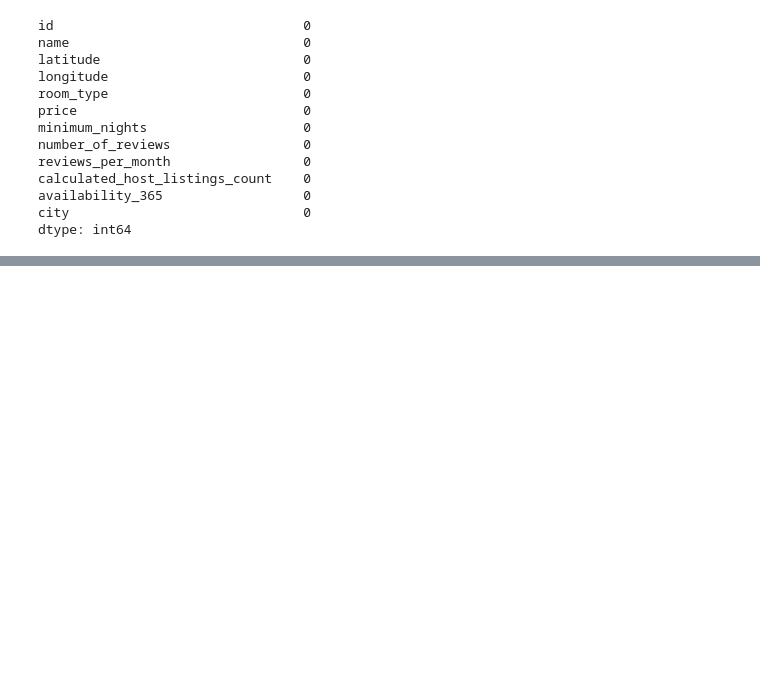
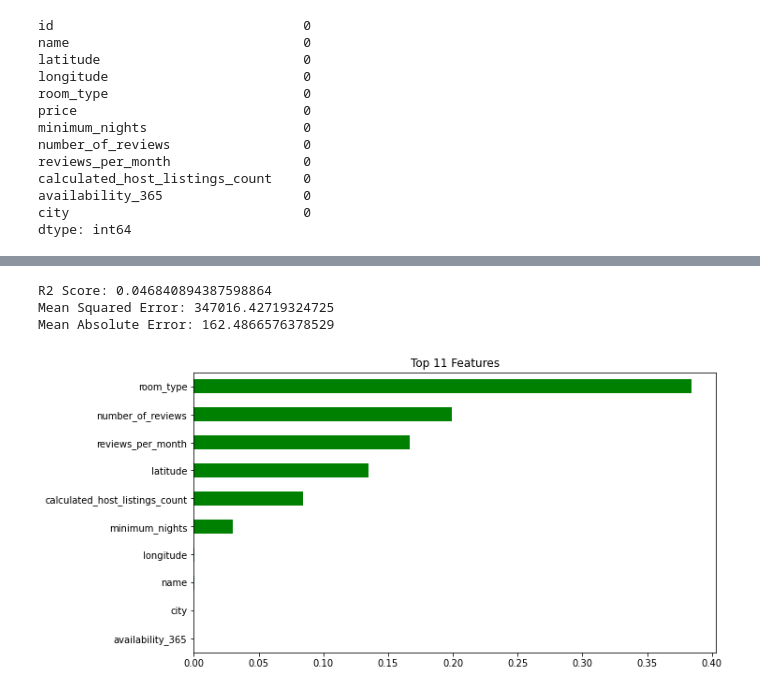
Before and after one commit to BloomTech-Labs/LabsPT13-Resfeber-A-DS, a Jupyter notebook: notebooks/airB&B.ipynb, the cells around one changed output, grey strips where cells are left out. Drawn from its saved outputs; the diff is of its cells as text; code cells hidden in the pictures; blank space fills up the shorter version.

Commit message:
Trained a Random Forest Regressor model on the data and analyzed feature importance

```diff
--- a/notebooks/airB&B.ipynb
+++ b/notebooks/airB&B.ipynb
@@ -227,3 +227,6 @@ new_df.head()
 | 2 | 108061 | Walk to stores/parks/downtown. Fe... | 35.60670 | -82.55563 | Entire home/apt | 75 | 30 | 89 | ... |
 | 3 | 155305 | Cottage! BonPaul + Sharky's Hostel | 35.57864 | -82.59578 | Entire home/apt | 90 | 1 | 267 | ... |
 | 4 | 160594 | Historic Grove Park | 35.61442 | -82.54127 | Private room | 125 | 30 | 58 | ... |
+# %%
+new_df = new_df.drop(['id'],axis=1)
+new_df.head()
@@ -229,0 +240,24 @@ new_df.head()
+# %%
+# split the data into a training set and a validation set
+from sklearn.model_selection import train_test_split
+train, val = train_test_split(new_df, train_size=0.80, test_size=0.20,random_state=42)
+
+# set an X and y for train and val
+target = 'price'
+X_train = train.drop(columns=target)
+y_train = train[target]
+X_val = val.drop(columns=target)
+y_val = val[target]
+# %%
+import category_encoders as ce
+from sklearn.ensemble import RandomForestRegressor
+from sklearn.pipeline import make_pipeline
+from sklearn.metrics import mean_squared_error, r2_score, mean_absolute_error
+
+# train a random forest regressor
+pipeline = make_pipeline(
+    ce.OrdinalEncoder(),
+    RandomForestRegressor(n_estimators=50, criterion="mse", max_depth=3, random_state=42,n_jobs=-1)
+)
+# fit the data on train and score the data on val
+pipeline.fit(X_train,y_train)
@@ -229,0 +282,22 @@ new_df.head()
+# %%
+pred = pipeline.predict(X_val)
+print("R2 Score:", r2_score(y_val,pred))
+print("Mean Squared Error:", mean_squared_error(y_val,pred))
+print("Mean Absolute Error:", mean_absolute_error(y_val,pred))
+# %% [output]
+R2 Score: 0.046840894387598864
+Mean Squared Error: 347016.42719324725
+Mean Absolute Error: 162.4866576378529
+# %%
+%matplotlib inline
+import matplotlib.pyplot as plt
+
+rf = pipeline.named_steps['randomforestregressor']
+importances = pd.Series(rf.feature_importances_, X_train.columns)
+
+n = 11
+plt.figure(figsize=(10,n/2))
+plt.title(f'Top {n} Features')
+importances.sort_values()[-n:].plot.barh(color='green');
+# %% [output]
+[figure, added]
```
Also changed, not shown: parts of 3 cells of this notebook, 2 other files.
